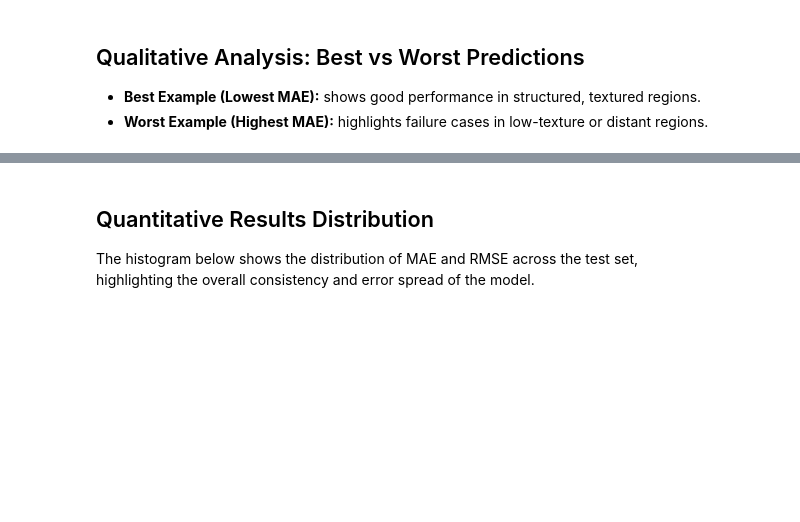
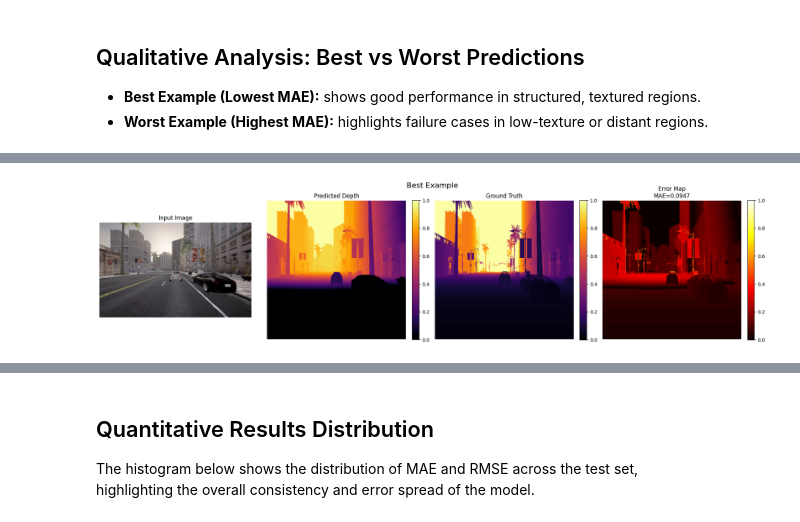
Before and after one commit to reemsalah15/3DCV00-Depth-Estimation, a Jupyter notebook: monocular/Monocular.ipynb, the cells around one changed output, grey strips where cells are left out. Saved outputs shown, nothing was run; the diff lists cells and outputs as text; code cells hidden in the pictures; blank space fills up the shorter version.

```diff
--- a/monocular/Monocular.ipynb
+++ b/monocular/Monocular.ipynb
@@ -245,0 +254,91 @@ Worst Example: 491.png | MAE = 0.5996
+# %%
+import os
+import cv2
+import numpy as np
+from PIL import Image
+import matplotlib.pyplot as plt
+
+# ---- Parameters ----
+MAX_DEPTH = 80.0  # CARLA ~80m
+device = "cuda" if torch.cuda.is_available() else "cpu"
+
+MAEs = []
+file_names = []
+
+# ---- Calculate MAE for Each Image ----
+for fname in os.listdir(output_folder):
+    if not fname.lower().endswith(('.png', '.jpg', '.jpeg')):
+        continue
+
+    # Load predicted depth (uint8 saved previously)
+    pred_depth = cv2.imread(os.path.join(output_folder, fname), cv2.IMREAD_GRAYSCALE).astype(np.float32)
+    gt_path = os.path.join(gt_folder, fname)
+
+    if not os.path.exists(gt_path):
+        continue
+
+    # Load Ground Truth
+    gt_depth = np.array(Image.open(gt_path)).astype(np.float32)
+
+    # Resize GT to match pred size
+    if gt_depth.shape != pred_depth.shape:
+        gt_depth = cv2.resize(gt_depth, (pred_depth.shape[1], pred_depth.shape[0]), interpolation=cv2.INTER_NEAREST)
+
+    # Normalize (Monocular flipped)
+    gt_norm = np.clip(gt_depth / MAX_DEPTH, 0, 1)
+    pred_norm = 1 - np.clip(pred_depth / MAX_DEPTH, 0, 1)
+
+    # MAE
+    mae = np.mean(np.abs(pred_norm - gt_norm))
+    MAEs.append(mae)
+    file_names.append(fname)
+
+# ---- Best & Worst ----
+best_idx = int(np.argmin(MAEs))
+worst_idx = int(np.argmax(MAEs))
+
+best_file = file_names[best_idx]
+worst_file = file_names[worst_idx]
+
+print(f"Best Example: {best_file} (MAE={MAEs[best_idx]:.4f})")
+print(f"Worst Example: {worst_file} (MAE={MAEs[worst_idx]:.4f})")
+
+# ---- Visualization Function ----
+def plot_example(example_name, mae_value, title="Example"):
+    img = cv2.cvtColor(cv2.imread(os.path.join(input_folder, example_name)), cv2.COLOR_BGR2RGB)
+    pred_depth = cv2.imread(os.path.join(output_folder, example_name), cv2.IMREAD_GRAYSCALE).astype(np.float32)
+    gt_depth = np.array(Image.open(os.path.join(gt_folder, example_name))).astype(np.float32)
+
+    if gt_depth.shape != pred_depth.shape:
+        gt_depth = cv2.resize(gt_depth, (pred_depth.shape[1], pred_depth.shape[0]), interpolation=cv2.INTER_NEAREST)
+
+    gt_norm = np.clip(gt_depth / MAX_DEPTH, 0, 1)
+    pred_norm = 1 - np.clip(pred_depth / MAX_DEPTH, 0, 1)
+    abs_error = np.abs(pred_norm - gt_norm)
+
+    plt.figure(figsize=(20, 5))
+    titles = [
+        "Input Image",
+        "Predicted Depth",
+        "Ground Truth",
+        f"Error Map\nMAE={mae_value:.4f}"
+    ]
+    images = [img, pred_norm, gt_norm, abs_error]
+    cmaps = [None, "inferno", "inferno", "hot"]
+
+    for i, (im, t, cmap) in enumerate(zip(images, titles, cmaps)):
+        plt.subplot(1, 4, i + 1)
+        imshow = plt.imshow(im, cmap=cmap, vmin=0, vmax=1)
+        plt.title(t)
+        plt.axis("off")
+        if cmap is not None:
+            plt.colorbar(imshow, fraction=0.046, pad=0.04)
+
+    plt.suptitle(title, fontsize=16)
+    plt.tight_layout()
+    plt.show()
+
+# ---- Plot Best & Worst ----
+plot_example(best_file, MAEs[best_idx], title="Best Example")
+plot_example(worst_file, MAEs[worst_idx], title="Worst Example")
+# %% [output]
@@ -245,0 +347 @@ Worst Example: 491.png | MAE = 0.5996
+[figure, added]
```
Also changed, not shown: parts of 8 cells of this notebook, 5 other files.
